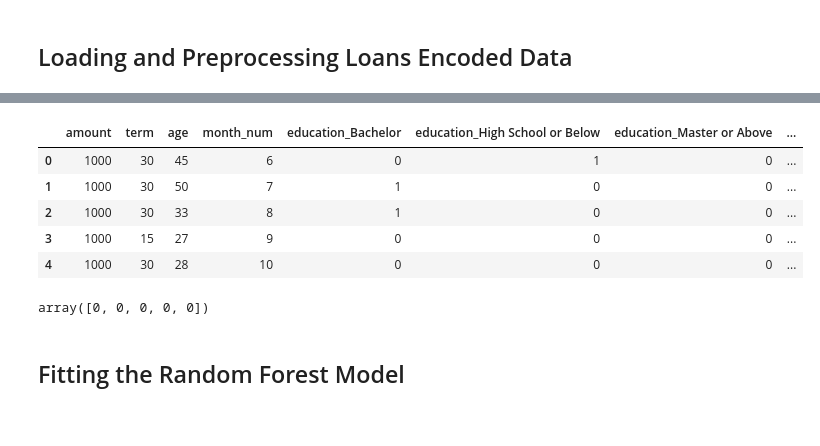
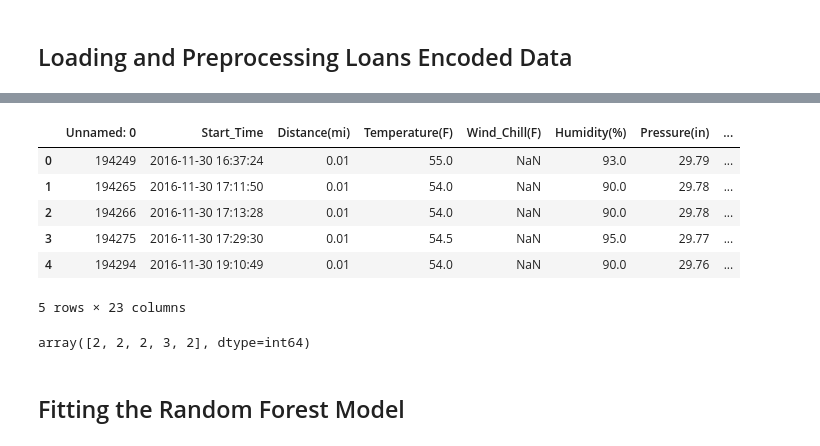
Before and after one commit to laurenhgolden/Project_4_NJ_Accidents, a Jupyter notebook: random_forest_solution.ipynb, the cells around one changed output, grey strips where cells are left out. Drawn from its saved outputs; the diff is of its cells as text; code cells hidden in the pictures.

```diff
--- a/random_forest_solution.ipynb
+++ b/random_forest_solution.ipynb
@@ -13,6 +13,6 @@ from sklearn.metrics import confusion_matrix, accuracy_score, classification_rep
 ## Loading and Preprocessing Loans Encoded Data
 # %%
 # Loading data
-df_loans = pd.read_csv("../Resources/loans_data_encoded.csv")
-df_loans.head()
+df_njAccidents = pd.read_csv("NJ_Data_cut.csv")
+df_njAccidents.head()
 # %% [output]
@@ -25,21 +26,22 @@ df_loans.head()
 # %%
 # Define features set
-X = df_loans.copy()
-X.drop("bad", axis=1, inplace=True)
+X = df_njAccidents.copy()
+X.drop("Severity", axis=1, inplace=True)
 X.head()
 # %% [output]
-|  | amount | term | age | month_num | education_Bachelor | education_High School or Below | education_Master or Above | ... |
-| 0 | 1000 | 30 | 45 | 6 | 0 | 1 | 0 | ... |
-| 1 | 1000 | 30 | 50 | 7 | 1 | 0 | 0 | ... |
-| 2 | 1000 | 30 | 33 | 8 | 1 | 0 | 0 | ... |
-| 3 | 1000 | 15 | 27 | 9 | 0 | 0 | 0 | ... |
-| 4 | 1000 | 30 | 28 | 10 | 0 | 0 | 0 | ... |
+|  | Unnamed: 0 | Start_Time | Distance(mi) | Temperature(F) | Wind_Chill(F) | Humidity(%) | Pressure(in) | ... |
+| 0 | 194249 | 2016-11-30 16:37:24 | 0.01 | 55.0 | NaN | 93.0 | 29.79 | ... |
+| 1 | 194265 | 2016-11-30 17:11:50 | 0.01 | 54.0 | NaN | 90.0 | 29.78 | ... |
+| 2 | 194266 | 2016-11-30 17:13:28 | 0.01 | 54.0 | NaN | 90.0 | 29.78 | ... |
+| 3 | 194275 | 2016-11-30 17:29:30 | 0.01 | 54.5 | NaN | 95.0 | 29.77 | ... |
+| 4 | 194294 | 2016-11-30 19:10:49 | 0.01 | 54.0 | NaN | 90.0 | 29.76 | ... |
+5 rows × 23 columns
 # %%
 # Define target vector
-y = df_loans["bad"].ravel()
+y = df_njAccidents["Severity"].ravel()
 y[:5]
 # %% [output]
-array([0, 0, 0, 0, 0])
+array([2, 2, 2, 3, 2], dtype=int64)
 # %%
 # Splitting into Train and Test sets
 X_train, X_test, y_train, y_test = train_test_split(X, y, random_state=78)
```
Also changed, not shown: parts of 1 cell of this notebook, 3 other files.
